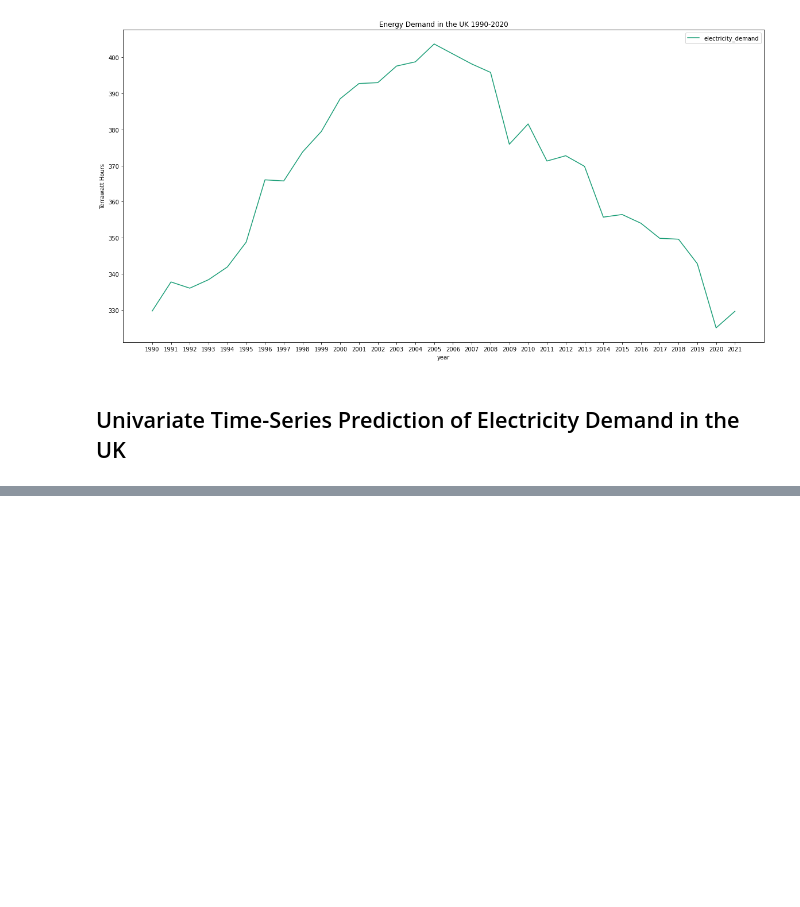
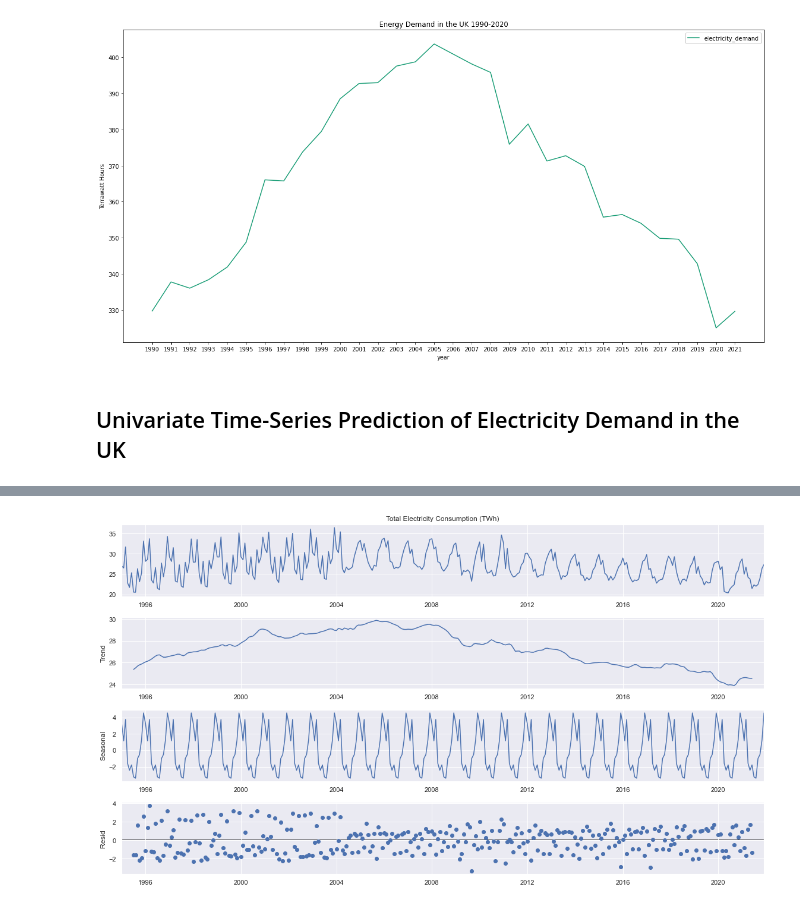
Before and after one commit to jacobrstone/Yunex-Intern-Challenge-2020, a Jupyter notebook: Yunex Intern Challenge 2022.ipynb, the cells around one changed output, grey strips where cells are left out. Cells and saved outputs as stored; diff of their text form; code cells hidden in the pictures; blank space fills up the shorter version.

```diff
--- a/Yunex Intern Challenge 2022.ipynb
+++ b/Yunex Intern Challenge 2022.ipynb
@@ -234,0 +404,7 @@ plt.xticks(range(min(elec_bar['year']), max(elec_bar['year'])+1));
+# %%
+decomp_res = seasonal_decompose(uk_elec_df['Total Electricity Consumption (TWh)'].loc['1995-01-01':'2021-12-01'], model='additive')
+plt.rcParams['figure.figsize'] = (16, 9)
+decomp_res.plot()
+plt.show()
+# %% [output]
+[figure, added]
```
Also changed, not shown: parts of 6 cells of this notebook, 2 other files.
